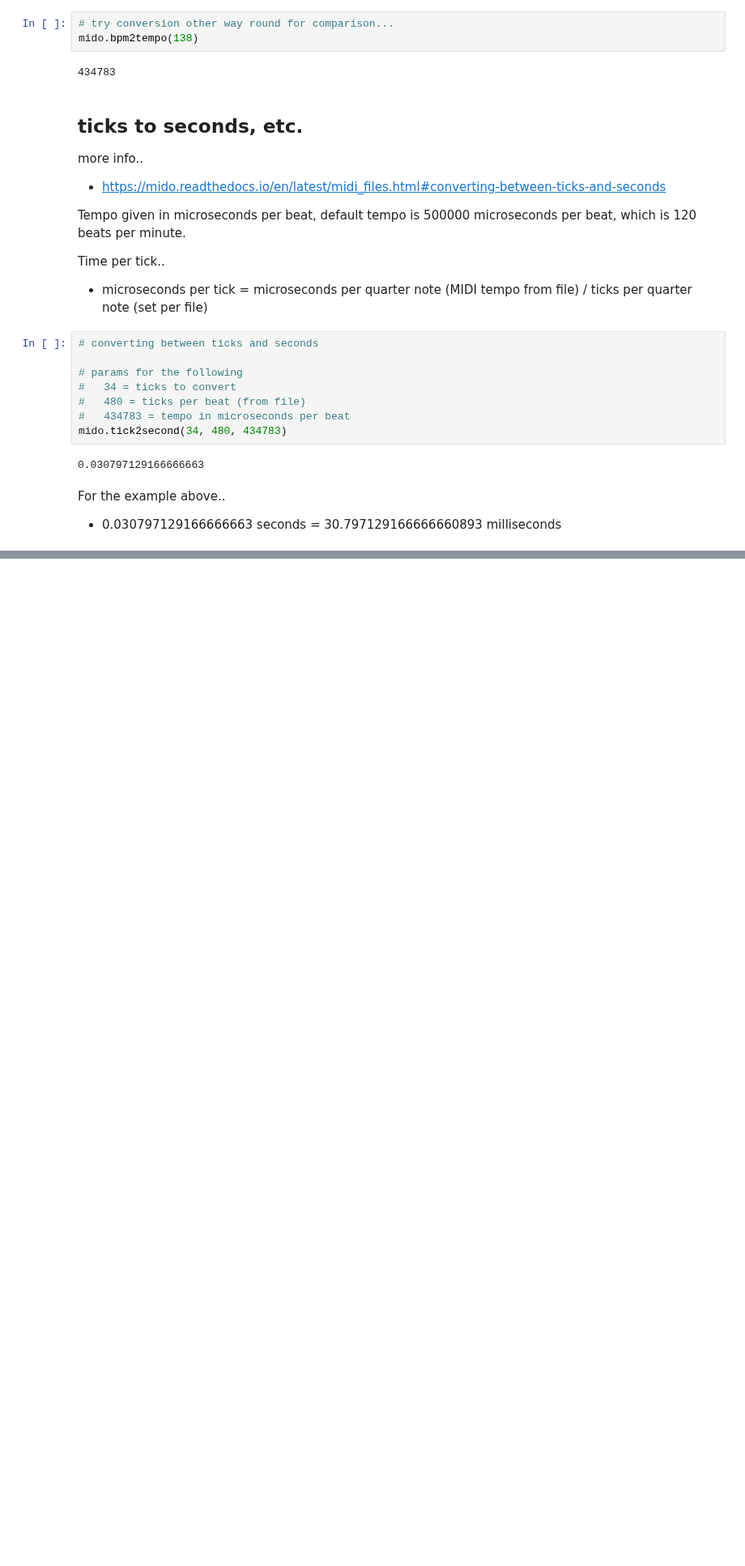
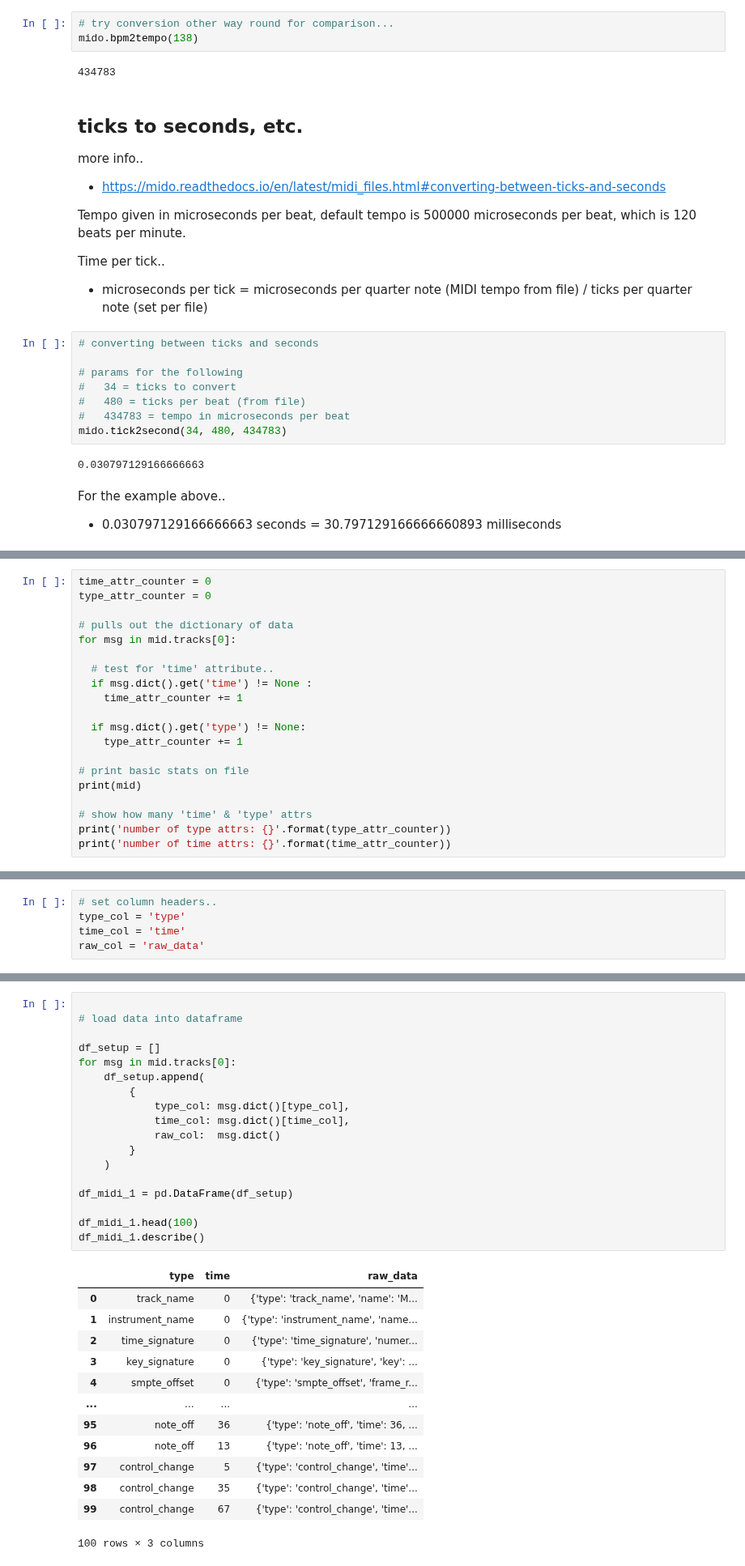
Before and after one commit to curtiscu/LYIT, a Jupyter notebook: LYIT_Diss_MIDI_Mido_1.ipynb, the cells around one changed output, grey strips where cells are left out. Shown at 81% size. Cells and saved outputs as stored; diff of their text form; blank space fills up the shorter version.

```diff
--- a/LYIT_Diss_MIDI_Mido_1.ipynb
+++ b/LYIT_Diss_MIDI_Mido_1.ipynb
@@ -147,0 +207,20 @@ For the example above..
+# %%
+time_attr_counter = 0
+type_attr_counter = 0
+
+# pulls out the dictionary of data
+for msg in mid.tracks[0]:
+
+  # test for 'time' attribute..
+  if msg.dict().get('time') != None :
+    time_attr_counter += 1
+
+  if msg.dict().get('type') != None:
+    type_attr_counter += 1
+
+# print basic stats on file
+print(mid)
+
+# show how many 'time' & 'type' attrs
+print('number of type attrs: {}'.format(type_attr_counter))
+print('number of time attrs: {}'.format(time_attr_counter))
@@ -147,0 +247,5 @@ For the example above..
+# %%
+# set column headers..
+type_col = 'type'
+time_col = 'time'
+raw_col = 'raw_data'
@@ -147,0 +255,32 @@ For the example above..
+# %%
+
+# load data into dataframe
+
+df_setup = []
+for msg in mid.tracks[0]:
+    df_setup.append(
+        {
+            type_col: msg.dict()[type_col],
+            time_col: msg.dict()[time_col],
+            raw_col:  msg.dict()
+        }
+    )
+
+df_midi_1 = pd.DataFrame(df_setup)
+
+df_midi_1.head(100)
+df_midi_1.describe()
+# %% [output]
+|  | type | time | raw_data |
+| 0 | track_name | 0 | {'type': 'track_name', 'name': 'M... |
+| 1 | instrument_name | 0 | {'type': 'instrument_name', 'name... |
+| 2 | time_signature | 0 | {'type': 'time_signature', 'numer... |
+| 3 | key_signature | 0 | {'type': 'key_signature', 'key': ... |
+| 4 | smpte_offset | 0 | {'type': 'smpte_offset', 'frame_r... |
+| ... | ... | ... | ... |
+| 95 | note_off | 36 | {'type': 'note_off', 'time': 36, ... |
+| 96 | note_off | 13 | {'type': 'note_off', 'time': 13, ... |
+| 97 | control_change | 5 | {'type': 'control_change', 'time'... |
+| 98 | control_change | 35 | {'type': 'control_change', 'time'... |
+| 99 | control_change | 67 | {'type': 'control_change', 'time'... |
+100 rows × 3 columns
```
Also changed, not shown: parts of 16 cells of this notebook.
